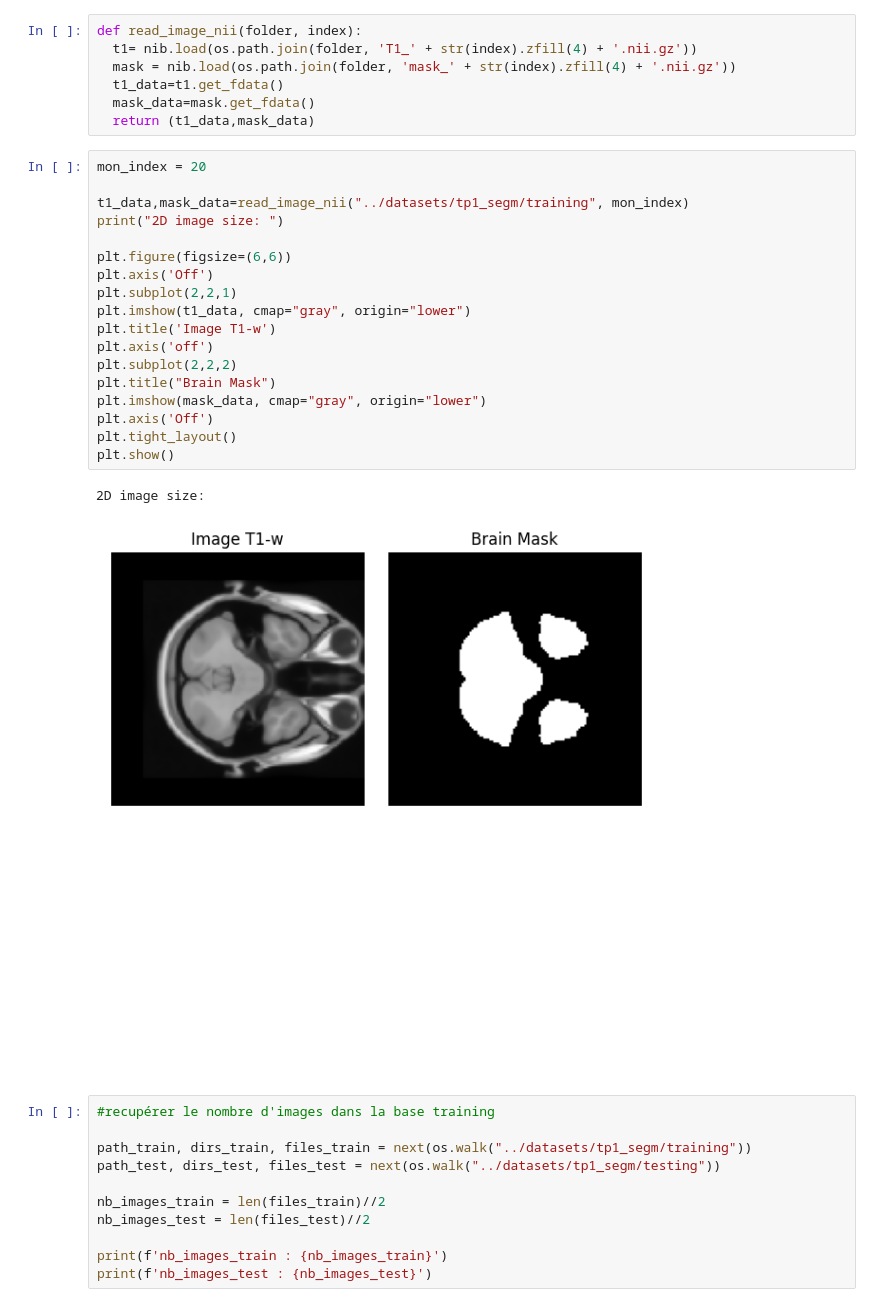
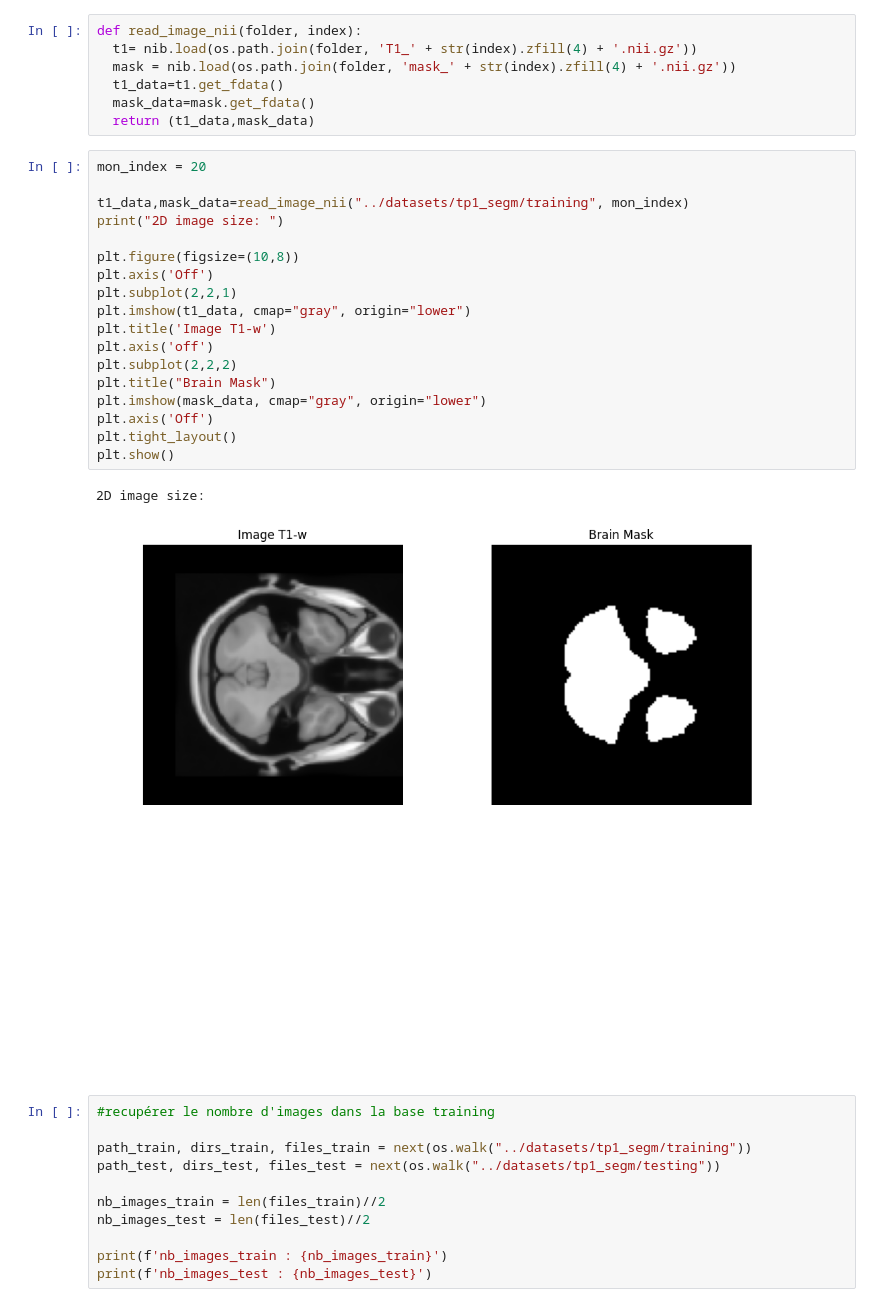
Before and after one commit to JalilBNH/M2TSI, a Jupyter notebook: initiation_segm/TP_Brainmask_seg_with_Unet.ipynb, the cells around one changed output. Saved outputs shown, nothing was run; the diff lists cells and outputs as text.

```diff
--- a/initiation_segm/TP_Brainmask_seg_with_Unet.ipynb
+++ b/initiation_segm/TP_Brainmask_seg_with_Unet.ipynb
@@ -100,24 +96,24 @@ def read_image_nii(folder, index):
 # %%
 mon_index = 20
 
 t1_data,mask_data=read_image_nii("../datasets/tp1_segm/training", mon_index)
 print("2D image size: ")
 
-plt.figure(figsize=(6,6))
+plt.figure(figsize=(10,8))
 plt.axis('Off')
 plt.subplot(2,2,1)
 plt.imshow(t1_data, cmap="gray", origin="lower")
 plt.title('Image T1-w')
 plt.axis('off')
 plt.subplot(2,2,2)
 plt.title("Brain Mask")
 plt.imshow(mask_data, cmap="gray", origin="lower")
 plt.axis('Off')
 plt.tight_layout()
 plt.show()
 # %% [output]
 2D image size:
-[figure, old version]
+[figure, new version]
 # %%
 #recupérer le nombre d'images dans la base training
 
```
Also changed, not shown: parts of 43 cells of this notebook.
